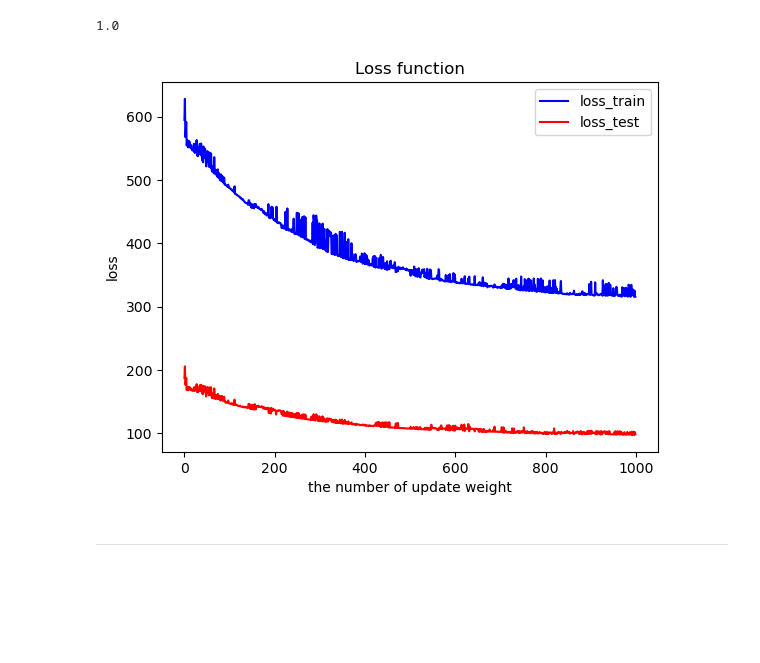
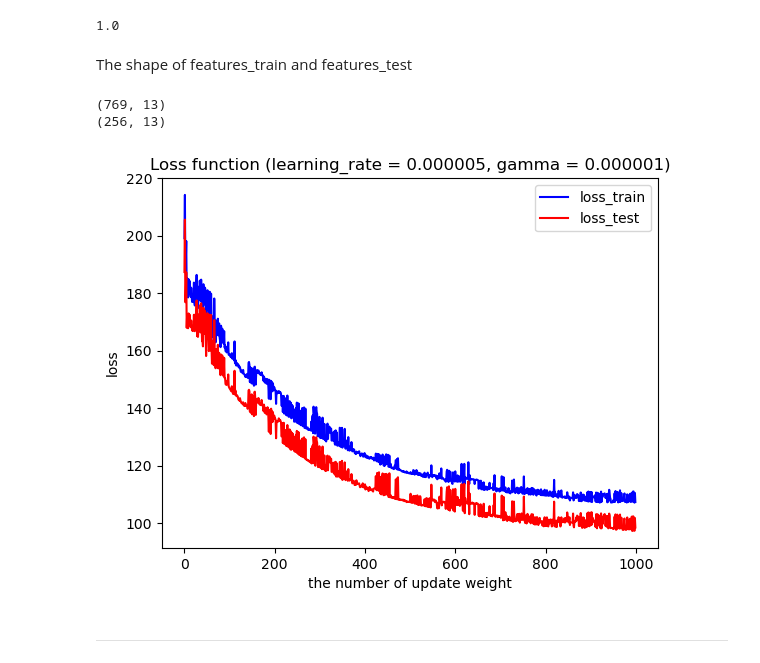
Before and after one commit to OatKID/MLProject, a Jupyter notebook: main.ipynb, the cells around one changed output. Cells and saved outputs as stored; diff of their text form; code cells hidden in the pictures; blank space fills up the shorter version.

```diff
--- a/main.ipynb
+++ b/main.ipynb
@@ -93,10 +93,13 @@ class SVM:
         for i in range(n_record):
             check = labels_train[i] * (np.inner(new_weight, feature_train[i]))
             if check < 1:
-                new_weight = new_weight - self.learning_rate * (self.gamma * new_weight - np.inner(labels_train[i], feature_train[i]))
+                cost = self.gamma * new_weight - np.inner(labels_train[i], feature_train[i])
+                step = (-1) * self.learning_rate * cost
+                new_weight += step
             else:
-                new_weight = new_weight - self.learning_rate * self.gamma * new_weight
-
+                cost = self.gamma * new_weight
+                step = (-1) * self.learning_rate * cost
+                new_weight += step
         return new_weight
 
     def predict(self, feature_test):
@@ -214,18 +217,26 @@ Specificity of Training data
 model.specificity_score(features_train, labels_train)
 # %% [output]
 1.0
+# %% [markdown]
+The shape of features_train and features_test
+# %%
+print(features_train.shape)
+print(features_test.shape)
+# %% [output]
+(769, 13)
+(256, 13)
 # %%
 # plot that is loss training data
-plt.plot(model.get_array_loss(features_train, labels_train), color="b", label = "loss_train")
+plt.plot(model.get_array_loss(features_train[0:256], labels_train[0:256]), color="b", label = "loss_train")
 # plot that is loss test data
 plt.plot(model.get_array_loss(features_test, labels_test), color="r", label = "loss_test")
 plt.ylabel("loss")
 plt.xlabel("the number of update weight")
-plt.title("Loss function")
+plt.title("Loss function (learning_rate = 0.000005, gamma = 0.000001)")
 plt.legend()
 plt.show()
 # %% [output]
-[figure, old version]
+[figure, new version]
 # %% [markdown]
 ---
 # %% [markdown]
```
Also changed, not shown: parts of 14 cells of this notebook, 1 other file.
